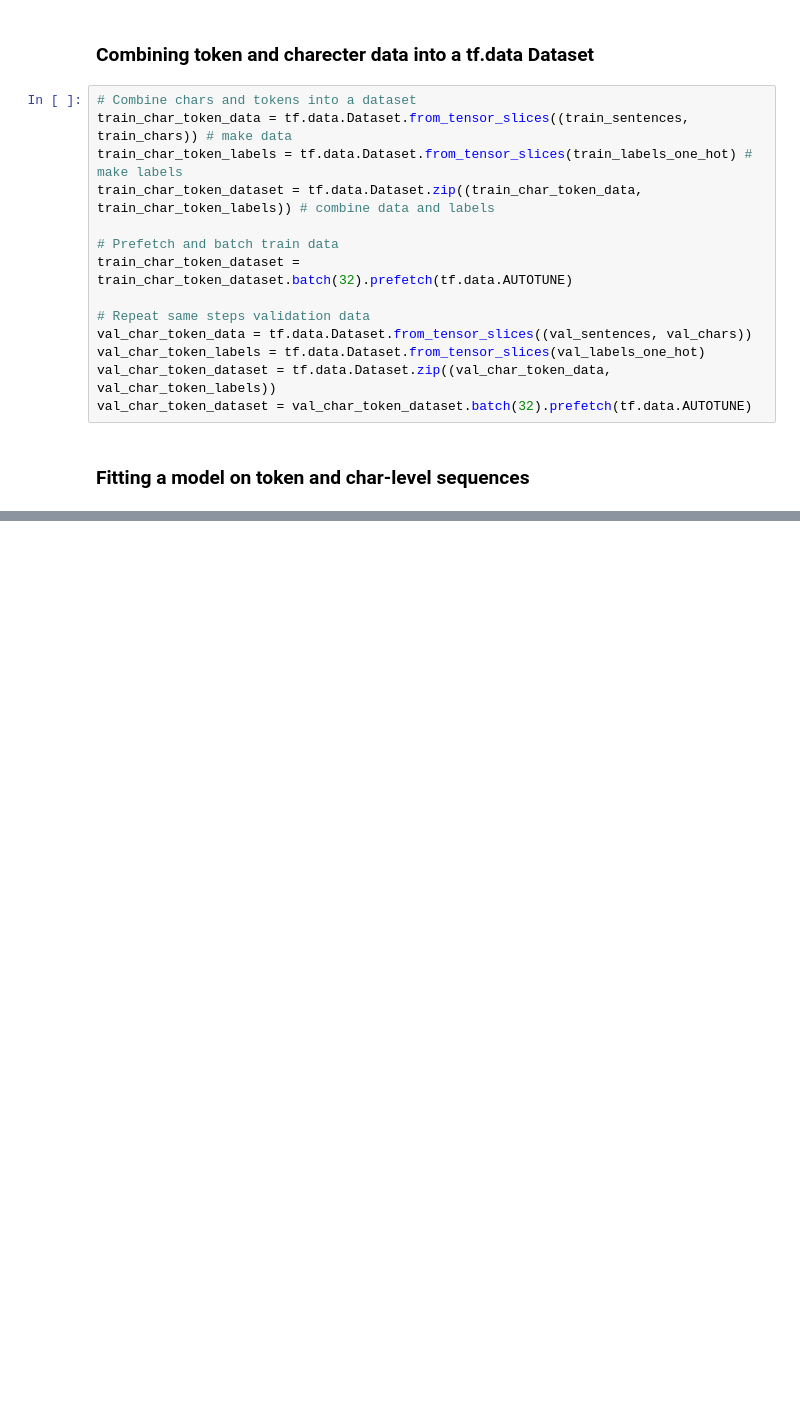
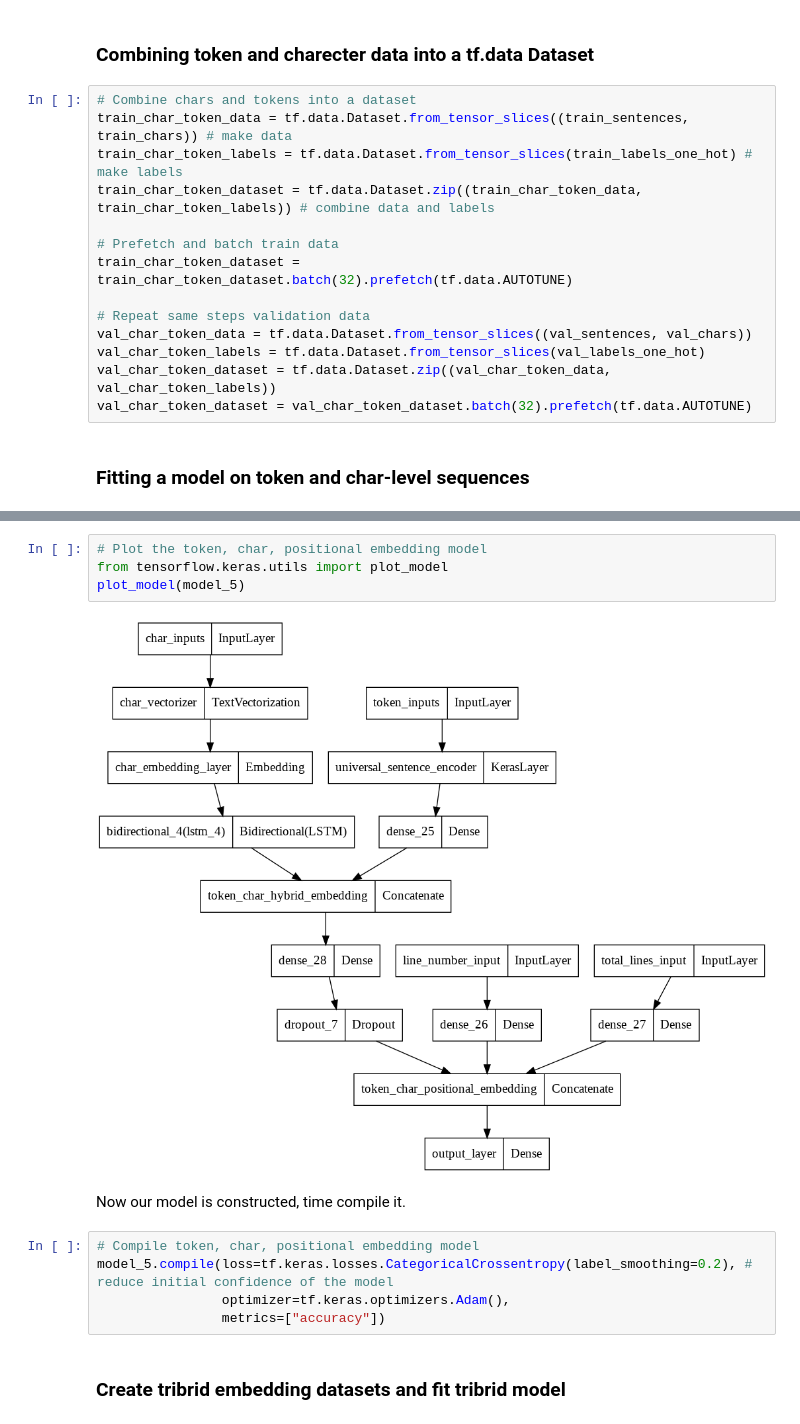
Before and after one commit to ThejasNU/EasySkim, a Jupyter notebook: EasySkim.ipynb, the cells around one changed output, grey strips where cells are left out. Saved outputs shown, nothing was run; the diff lists cells and outputs as text; blank space fills up the shorter version.

```diff
--- a/EasySkim.ipynb
+++ b/EasySkim.ipynb
@@ -904,0 +1151,15 @@ Epoch 3/3
+# %%
+# Plot the token, char, positional embedding model
+from tensorflow.keras.utils import plot_model
+plot_model(model_5)
+# %% [output]
+[figure, added]
+# %% [markdown]
+Now our model is constructed, time compile it.
+# %%
+# Compile token, char, positional embedding model
+model_5.compile(loss=tf.keras.losses.CategoricalCrossentropy(label_smoothing=0.2), # reduce initial confidence of the model
+                optimizer=tf.keras.optimizers.Adam(),
+                metrics=["accuracy"])
+# %% [markdown]
+### Create tribrid embedding datasets and fit tribrid model
```
Also changed, not shown: parts of 68 cells of this notebook.
